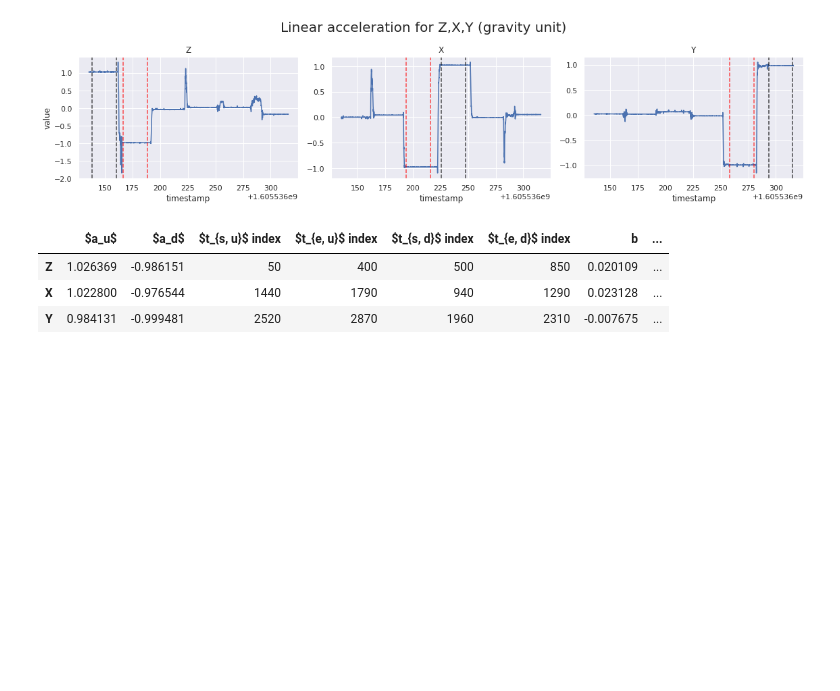
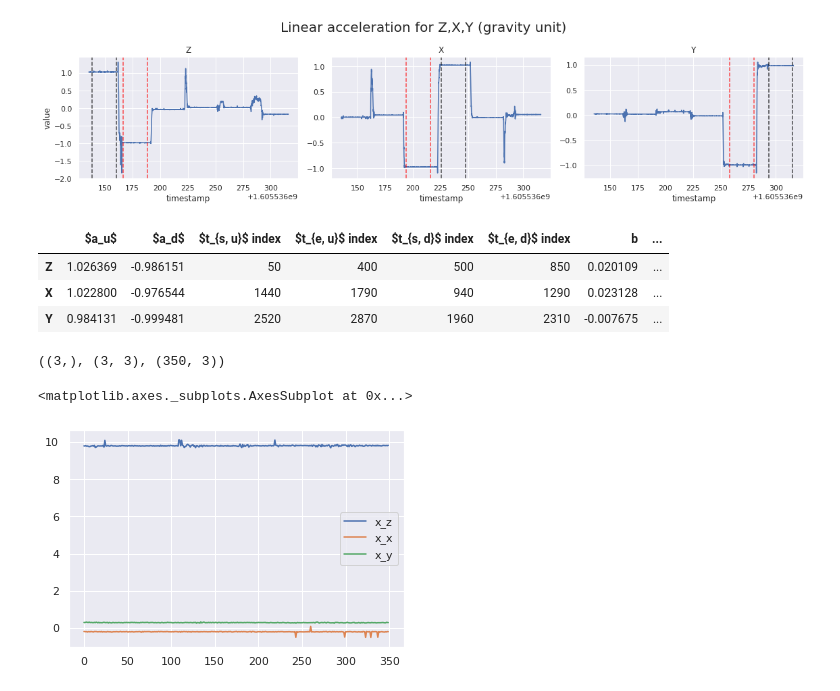
Before and after one commit to AndrewSukhobok95/tracking_autorobot_bsf_project, a Jupyter notebook: Task_2.ipynb, the cells around one changed output. Saved outputs shown, nothing was run; the diff lists cells and outputs as text; code cells hidden in the pictures; blank space fills up the shorter version.

```diff
--- a/Task_2.ipynb
+++ b/Task_2.ipynb
@@ -203,3 +203,23 @@ df_auad
 | Z | 1.026369 | -0.986151 | 50 | 400 | 500 | 850 | 0.020109 | ... |
 | X | 1.022800 | -0.976544 | 1440 | 1790 | 940 | 1290 | 0.023128 | ... |
 | Y | 0.984131 | -0.999481 | 2520 | 2870 | 1960 | 2310 | -0.007675 | ... |
+# %%
+b_arr = df_auad["b"].values
+G_arr = np.diag(df_auad["k"].values)
+
+G_inv_arr = np.linalg.inv(G_arr)
+# %%
+la_zxy_arr = df[["la_z","la_x","la_y"]].iloc[start_positions[0]:start_positions[0]+interval_length].values
+# %%
+b_arr.shape, G_inv_arr.shape, la_zxy_arr.shape
+# %% [output]
+((3,), (3, 3), (350, 3))
+# %%
+n_obs = la_zxy_arr.shape[0]
+# %%
+x_hat = G_inv_arr @ (la_zxy_arr - np.tile(b_arr, (n_obs,1))).T
+# %%
+pd.DataFrame(x_hat.T, columns=["x_z", "x_x", "x_y"]).plot()
+# %% [output]
+<matplotlib.axes._subplots.AxesSubplot at 0x...>
+[figure, added]
```
Also changed, not shown: parts of 2 cells of this notebook, 8 other files.
